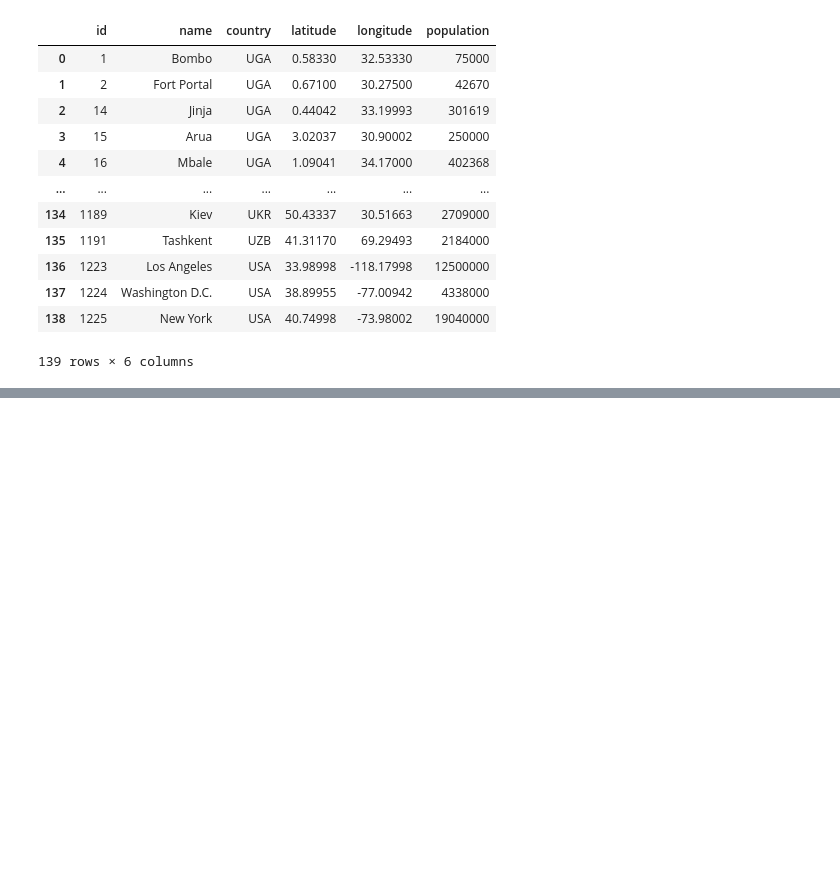
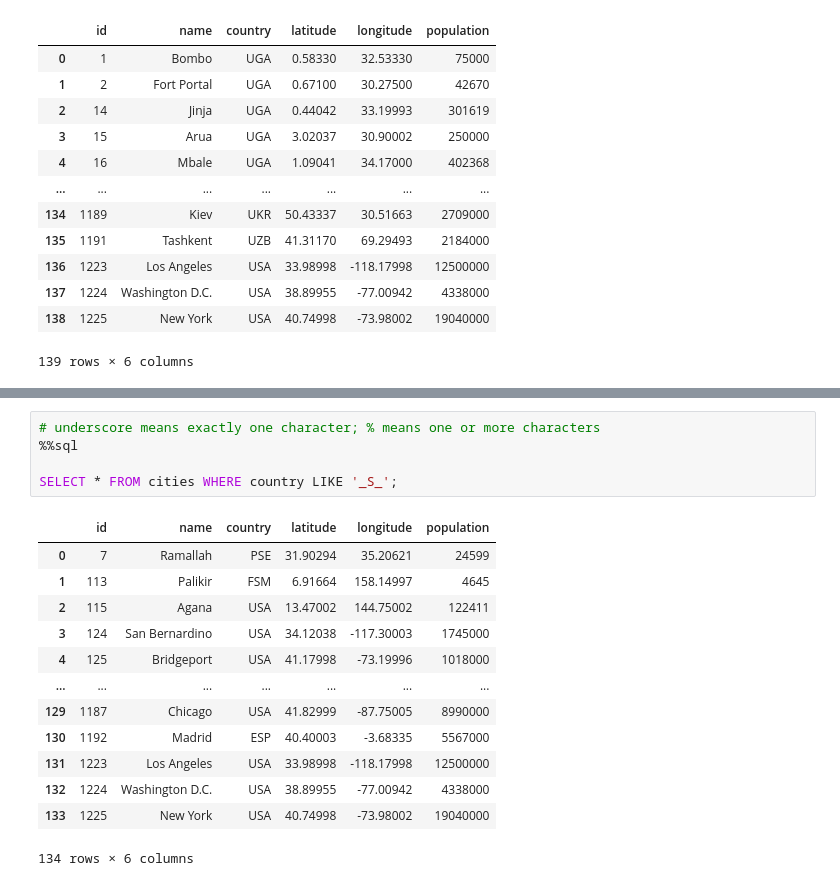
Before and after one commit to zyang91/spatial_data_management, a Jupyter notebook: Duckdb/introduction.ipynb, the cells around one changed output, grey strips where cells are left out. Saved outputs shown, nothing was run; the diff lists cells and outputs as text; blank space fills up the shorter version.

```diff
--- a/Duckdb/introduction.ipynb
+++ b/Duckdb/introduction.ipynb
@@ -368,0 +389,19 @@ SELECT * FROM cities WHERE country LIKE 'U%';
+# %%
+# underscore means exactly one character; % means one or more characters
+%%sql
+
+SELECT * FROM cities WHERE country LIKE '_S_';
+# %% [output]
+|  | id | name | country | latitude | longitude | population |
+| 0 | 7 | Ramallah | PSE | 31.90294 | 35.20621 | 24599 |
+| 1 | 113 | Palikir | FSM | 6.91664 | 158.14997 | 4645 |
+| 2 | 115 | Agana | USA | 13.47002 | 144.75002 | 122411 |
+| 3 | 124 | San Bernardino | USA | 34.12038 | -117.30003 | 1745000 |
+| 4 | 125 | Bridgeport | USA | 41.17998 | -73.19996 | 1018000 |
+| ... | ... | ... | ... | ... | ... | ... |
+| 129 | 1187 | Chicago | USA | 41.82999 | -87.75005 | 8990000 |
+| 130 | 1192 | Madrid | ESP | 40.40003 | -3.68335 | 5567000 |
+| 131 | 1223 | Los Angeles | USA | 33.98998 | -118.17998 | 12500000 |
+| 132 | 1224 | Washington D.C. | USA | 38.89955 | -77.00942 | 4338000 |
+| 133 | 1225 | New York | USA | 40.74998 | -73.98002 | 19040000 |
+134 rows × 6 columns
```
Also changed, not shown: parts of 1 cell of this notebook.
